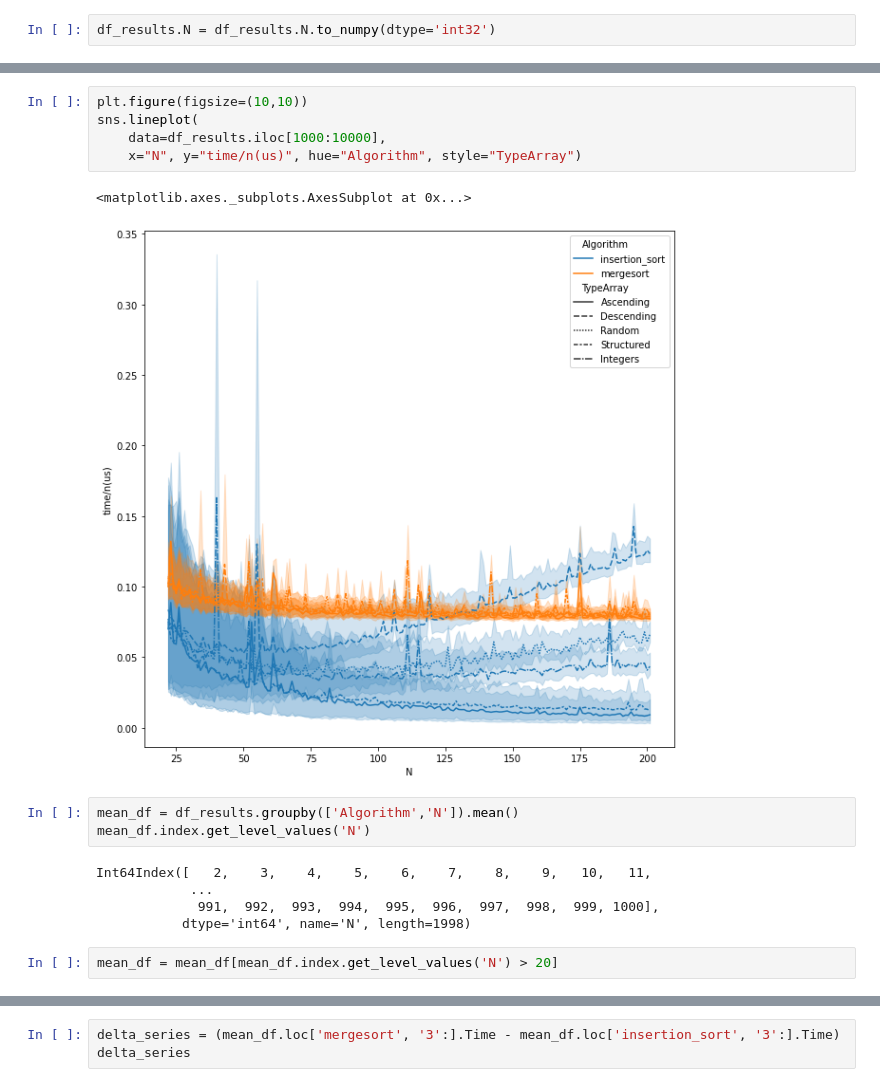
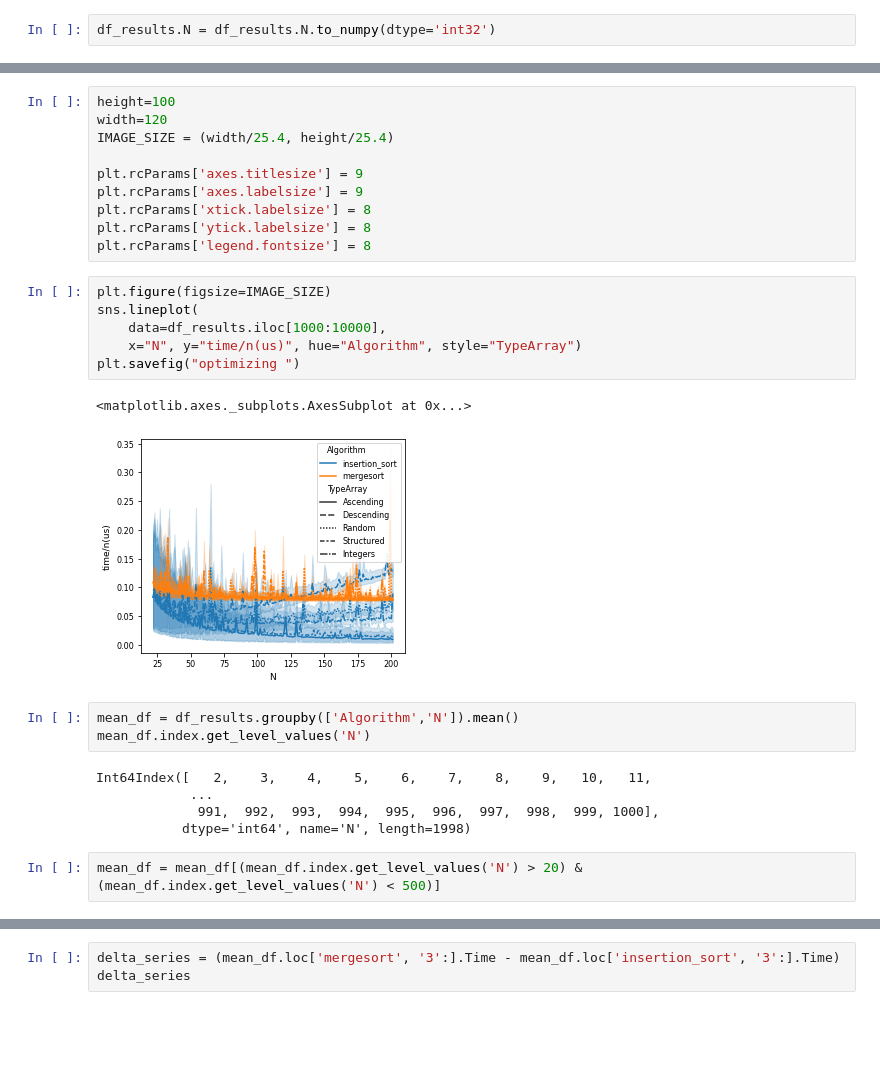
Before and after one commit to jkorsvik/SortingAlgorithms, a Jupyter notebook: notebooks/opt_thresh_combined.ipynb, the cells around one changed output, grey strips where cells are left out. Cells and saved outputs as stored; diff of their text form; blank space fills up the shorter version.

Commit message:
new plots

```diff
--- a/notebooks/opt_thresh_combined.ipynb
+++ b/notebooks/opt_thresh_combined.ipynb
@@ -112,11 +112,22 @@ df_results.head()
+# %%
+height=100
+width=120
+IMAGE_SIZE = (width/25.4, height/25.4)
+
+plt.rcParams['axes.titlesize'] = 9
+plt.rcParams['axes.labelsize'] = 9
+plt.rcParams['xtick.labelsize'] = 8
+plt.rcParams['ytick.labelsize'] = 8
+plt.rcParams['legend.fontsize'] = 8
 # %%
-plt.figure(figsize=(10,10))
+plt.figure(figsize=IMAGE_SIZE)
 sns.lineplot(
     data=df_results.iloc[1000:10000],
     x="N", y="time/n(us)", hue="Algorithm", style="TypeArray")
+plt.savefig("optimizing ")
 # %% [output]
 <matplotlib.axes._subplots.AxesSubplot at 0x...>
-[figure, old version]
+[figure, new version]
 # %%
 mean_df = df_results.groupby(['Algorithm','N']).mean()
 mean_df.index.get_level_values('N')
@@ -126,5 +137,5 @@ Int64Index([   2,    3,    4,    5,    6,    7,    8,    9,   10,   11,
              991,  992,  993,  994,  995,  996,  997,  998,  999, 1000],
            dtype='int64', name='N', length=1998)
 # %%
-mean_df = mean_df[mean_df.index.get_level_values('N') > 20]
+mean_df = mean_df[(mean_df.index.get_level_values('N') > 20) & (mean_df.index.get_level_values('N') < 500)]
 # %%
```
Also changed, not shown: parts of 3 cells of this notebook, 22 other files.
